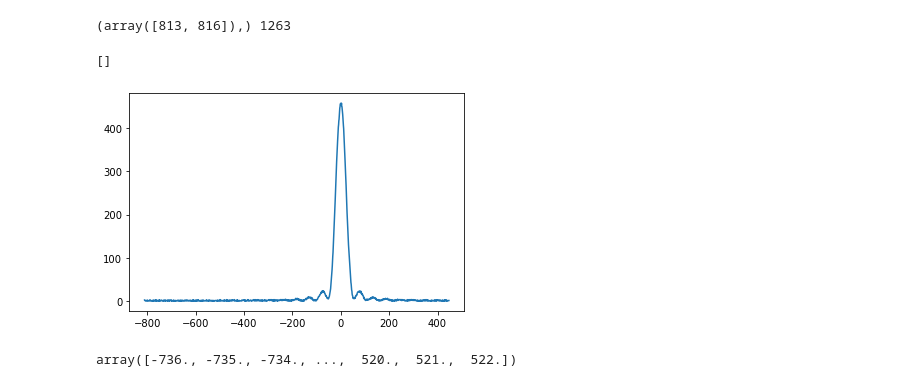
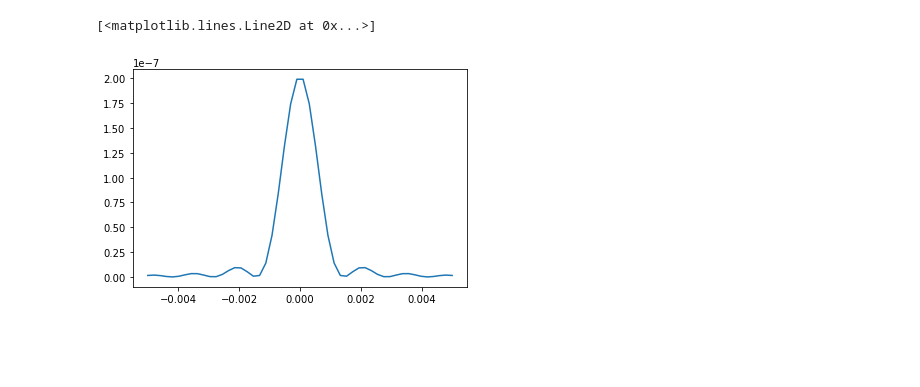
Before and after one commit to AlexBoiar/Phy-202-3-lab-231, a Jupyter notebook: Untitled.ipynb, the cells around one changed output. Drawn from its saved outputs; the diff is of its cells as text; code cells hidden in the pictures; blank space fills up the shorter version.

```diff
--- a/Untitled.ipynb
+++ b/Untitled.ipynb
@@ -10,26 +1,12 @@ Intensity = a[:,1]
-# %%
-print(np.where(Intensity == np.max(Intensity)), len(x))
-# %% [output]
-(array([813, 816]),) 1263
-# %%
-fig = plt.figure()
-
-ax = fig.add_subplot(111)
-
-ax.plot(x,Intensity)
-
-ax.plot()
-# %% [output]
-[]
-[figure, removed]
 # %%
+import numpy as np
+import matplotlib.pyplot as plt
+
+from numpy import sin, cos, pi
+
 def diffract(theta, w, s, N, lmbda):
     k = (2 * pi) / lmbda
     v = 1/2 * k * s * sin(theta)
-    u = 1/2 * k * w * cos(theta)
+    u = 1/2 * k * w * sin(theta)
     y = (w ** 2) * (((sin(u) / u) * (sin(N * v) / sin(v))) ** 2)
     return y
-# %%
-a[:,0]
-# %% [output]
-array([-736., -735., -734., ...,  520.,  521.,  522.])
@@ -38,2 +13,7 @@ theta = np.arctan(x*5.474*10**-6)
 # %%
-Theory = diffract(theta,5,0.001,1,650e-9)
+theta  = np.linspace(-0.005, 0.005, 50)
+theory = diffract(theta, 5, 0.001, 1, 650e-9)
+plt.plot(sin(theta), theory)
+# %% [output]
+[<matplotlib.lines.Line2D at 0x...>]
+[figure, added]
```
Also changed, not shown: parts of 5 cells of this notebook.
